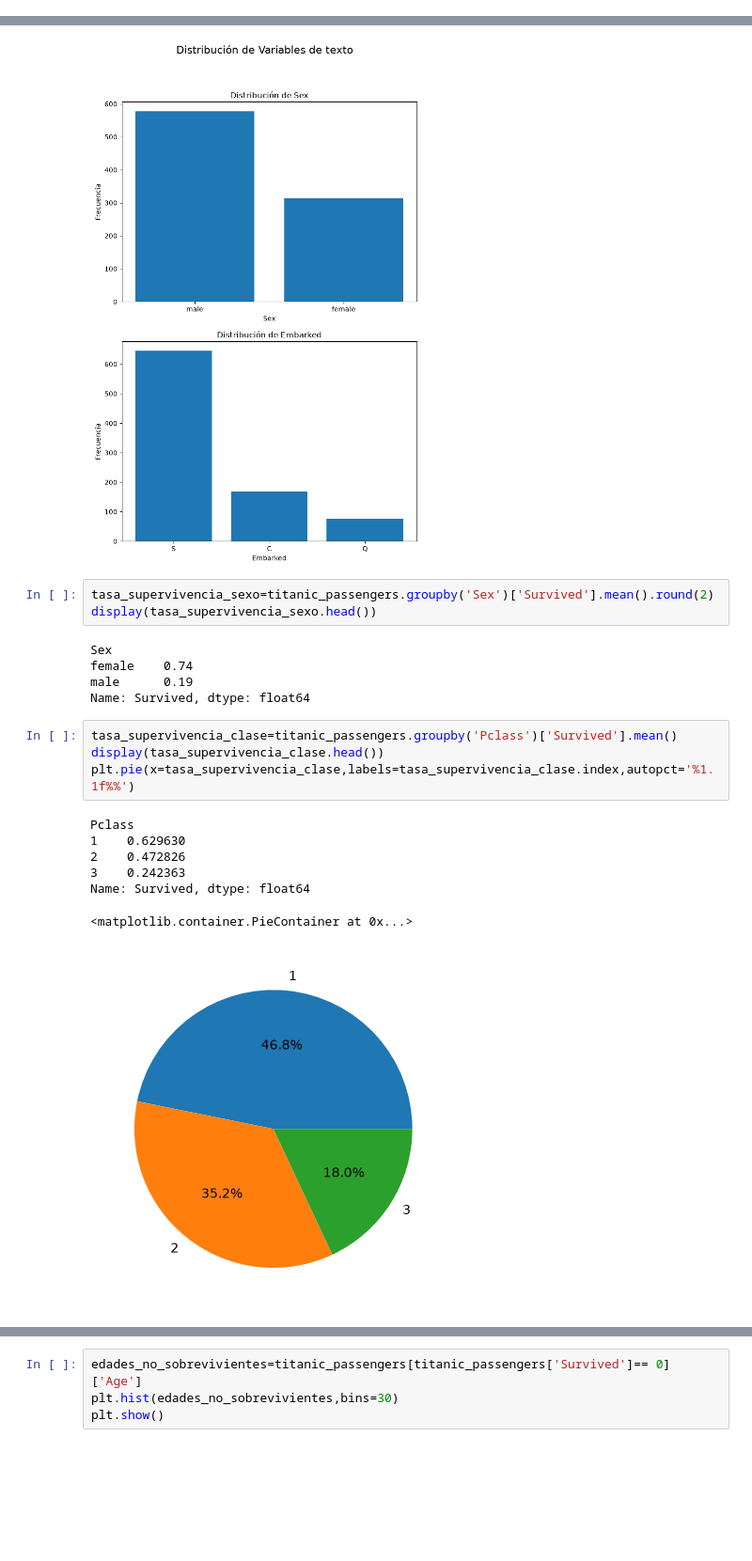
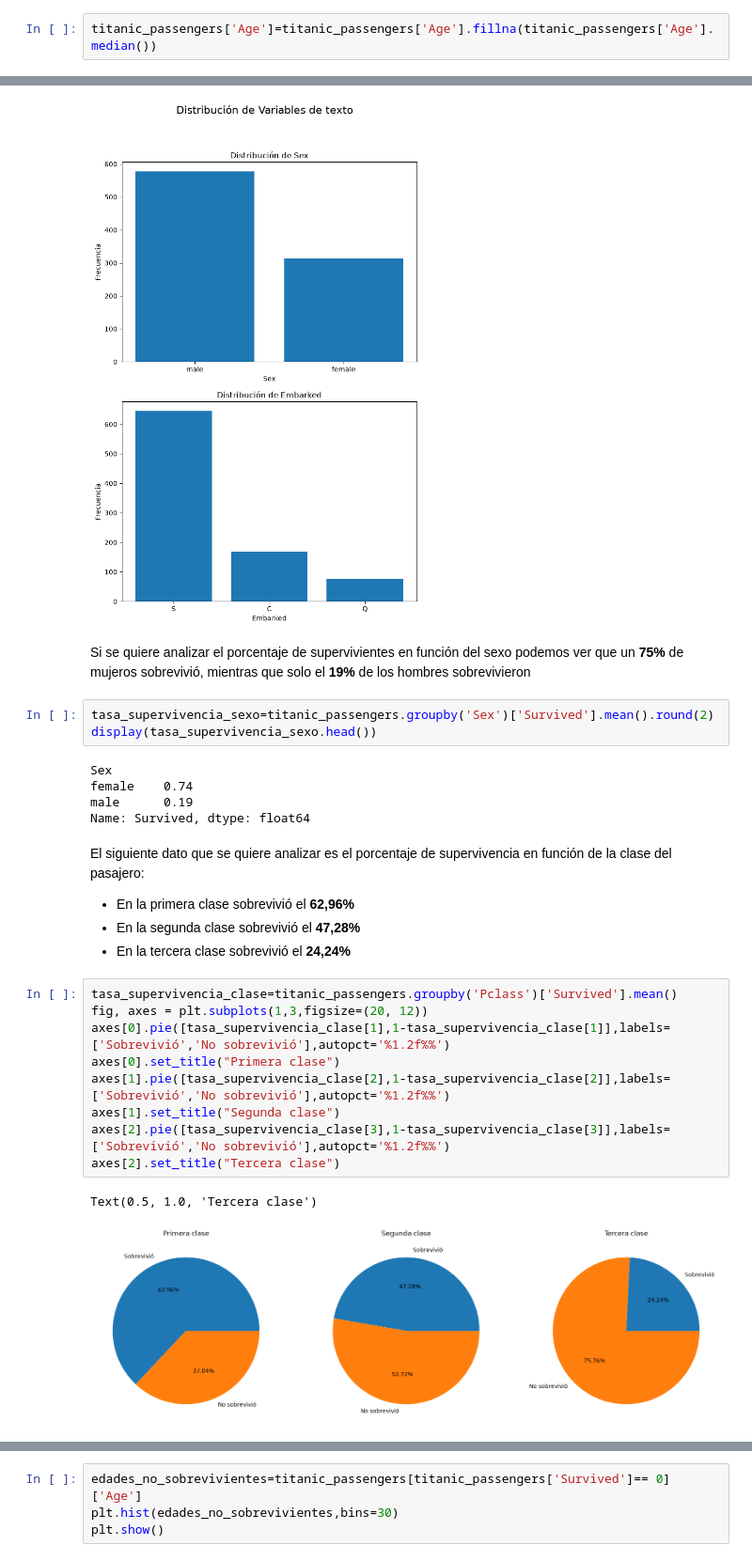
Before and after one commit to AndresDAM2526/PIA, a Jupyter notebook: Tarea1_EDA.ipynb, the cells around one changed output, grey strips where cells are left out. Shown at 94% size. Cells and saved outputs as stored; diff of their text form; blank space fills up the shorter version.

```diff
--- a/Tarea1_EDA.ipynb
+++ b/Tarea1_EDA.ipynb
@@ -96,3 +100,5 @@ Fare         0.0
 Cabin       77.0
 Embarked     0.0
 dtype: float64
+# %%
+titanic_passengers['Age']=titanic_passengers['Age'].fillna(titanic_passengers['Age'].median())
@@ -184,6 +213,8 @@ for i,col in enumerate(columnas_texto):
     ax.set_ylabel('Frecuencia')
 # %% [output]
 [figure]
+# %% [markdown]
+Si se quiere analizar el porcentaje de supervivientes en función del sexo podemos ver que un **75%** de mujeros sobrevivió, mientras que solo el **19%** de los hombres sobrevivieron
 # %%
 tasa_supervivencia_sexo=titanic_passengers.groupby('Sex')['Survived'].mean().round(2)
 display(tasa_supervivencia_sexo.head())
@@ -192,15 +223,20 @@ Sex
 female    0.74
 male      0.19
 Name: Survived, dtype: float64
+# %% [markdown]
+El siguiente dato que se quiere analizar es el porcentaje de supervivencia en función de la clase del pasajero:
+* En la primera clase sobrevivió el **62,96%**
+* En la segunda clase sobrevivió el **47,28%**
+* En la tercera clase sobrevivió el **24,24%**
 # %%
 tasa_supervivencia_clase=titanic_passengers.groupby('Pclass')['Survived'].mean()
-display(tasa_supervivencia_clase.head())
-plt.pie(x=tasa_supervivencia_clase,labels=tasa_supervivencia_clase.index,autopct='%1.1f%%')
+fig, axes = plt.subplots(1,3,figsize=(20, 12))
+axes[0].pie([tasa_supervivencia_clase[1],1-tasa_supervivencia_clase[1]],labels=['Sobrevivió','No sobrevivió'],autopct='%1.2f%%')
+axes[0].set_title("Primera clase")
+axes[1].pie([tasa_supervivencia_clase[2],1-tasa_supervivencia_clase[2]],labels=['Sobrevivió','No sobrevivió'],autopct='%1.2f%%')
+axes[1].set_title("Segunda clase")
+axes[2].pie([tasa_supervivencia_clase[3],1-tasa_supervivencia_clase[3]],labels=['Sobrevivió','No sobrevivió'],autopct='%1.2f%%')
+axes[2].set_title("Tercera clase")
 # %% [output]
-Pclass
-1    0.629630
-2    0.472826
-3    0.242363
-Name: Survived, dtype: float64
+Text(0.5, 1.0, 'Tercera clase')
-<matplotlib.container.PieContainer at 0x...>
-[figure, old version]
+[figure, new version]
```
Also changed, not shown: parts of 15 cells of this notebook.
